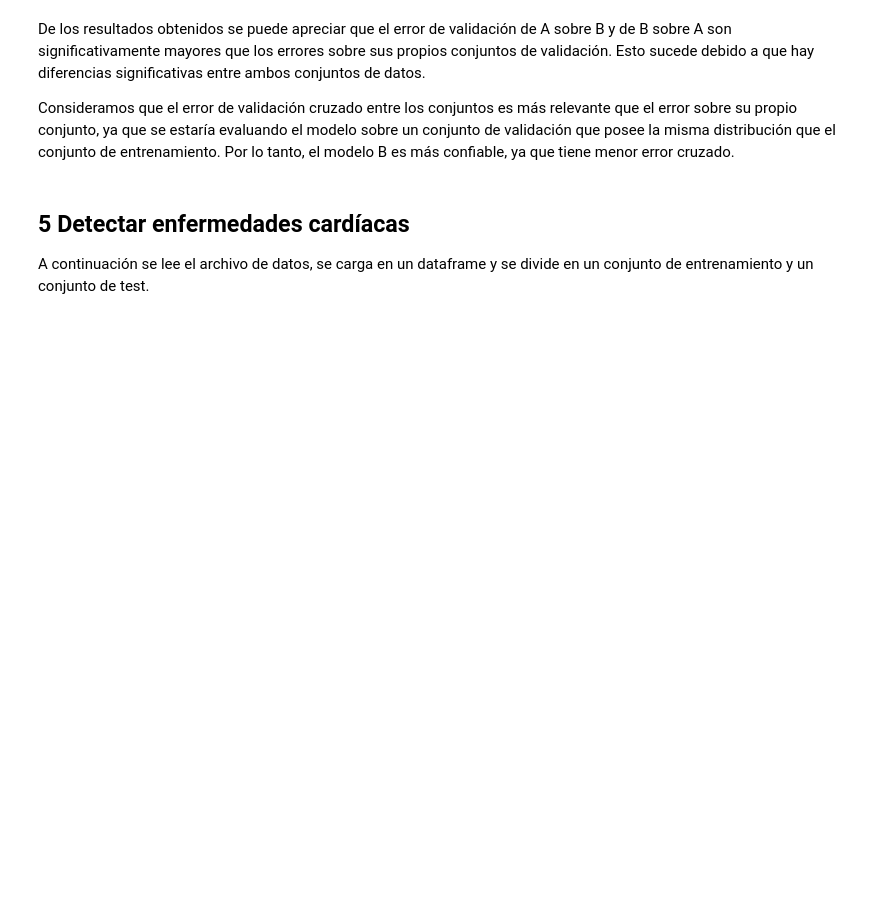
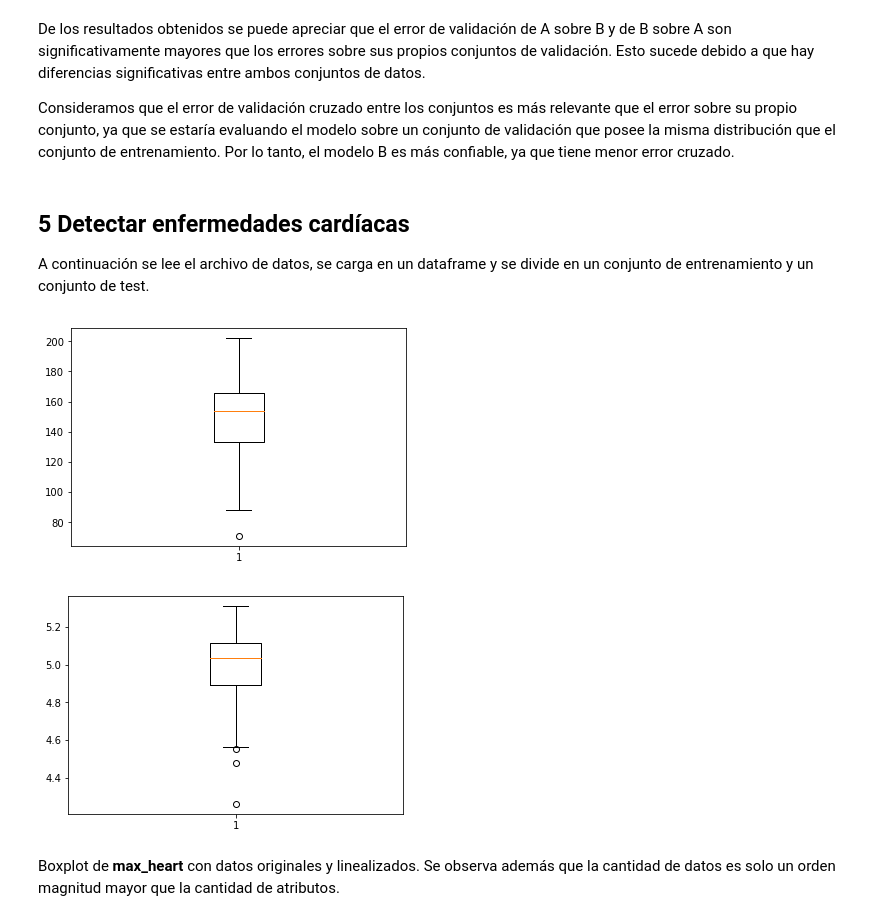
Before and after one commit to JavierL1/Tarea1-INF393, a Jupyter notebook: Tarea1.ipynb, the cells around one changed output. Cells and saved outputs as stored; diff of their text form; code cells hidden in the pictures; blank space fills up the shorter version.

```diff
--- a/Tarea1.ipynb
+++ b/Tarea1.ipynb
@@ -684,19 +684,31 @@ A continuación se lee el archivo de datos, se carga en un dataframe y se divide
 # %%
 headers = ['age','sex','chest_pain','blood_p','serum','blood_s','electro','max_heart', \
 'angina','oldpeak','slope','vessel','thal','normal']
 df = pd.read_csv("heart.dat", header=None, names=headers, sep=' ')
 
 scaler = StandardScaler()
 df_scaled = pd.DataFrame(scaler.fit_transform(df), columns=df.columns)
 df_scaled['max_heart'] = np.log(df['max_heart'])
 y = df_scaled['max_heart']
 df_scaled.drop(['max_heart'],axis=1,inplace=True)
 
 X = df_scaled
 N = X.shape[0]
 X.insert(X.shape[1], 'intercept', np.ones(N))
 p = X.shape[1]
 Xtrain,Xval,ytrain,yval = train_test_split(X, y, test_size=0.3, random_state=44)
+
+plt.boxplot(df['max_heart'])
+plt.figure()
+plt.boxplot(y)
+
+plt.show()
+# %% [output]
+[figure, added]
+[figure, added]
+# %% [markdown]
+Boxplot de **max_heart** con datos originales y linealizados.
+Se observa además que la cantidad de datos es solo un orden magnitud mayor que la cantidad de atributos.
 # %%
 linreg = lm.LinearRegression(fit_intercept = False)
 linreg.fit(Xtrain, ytrain)
```
Also changed, not shown: parts of 12 cells of this notebook.
